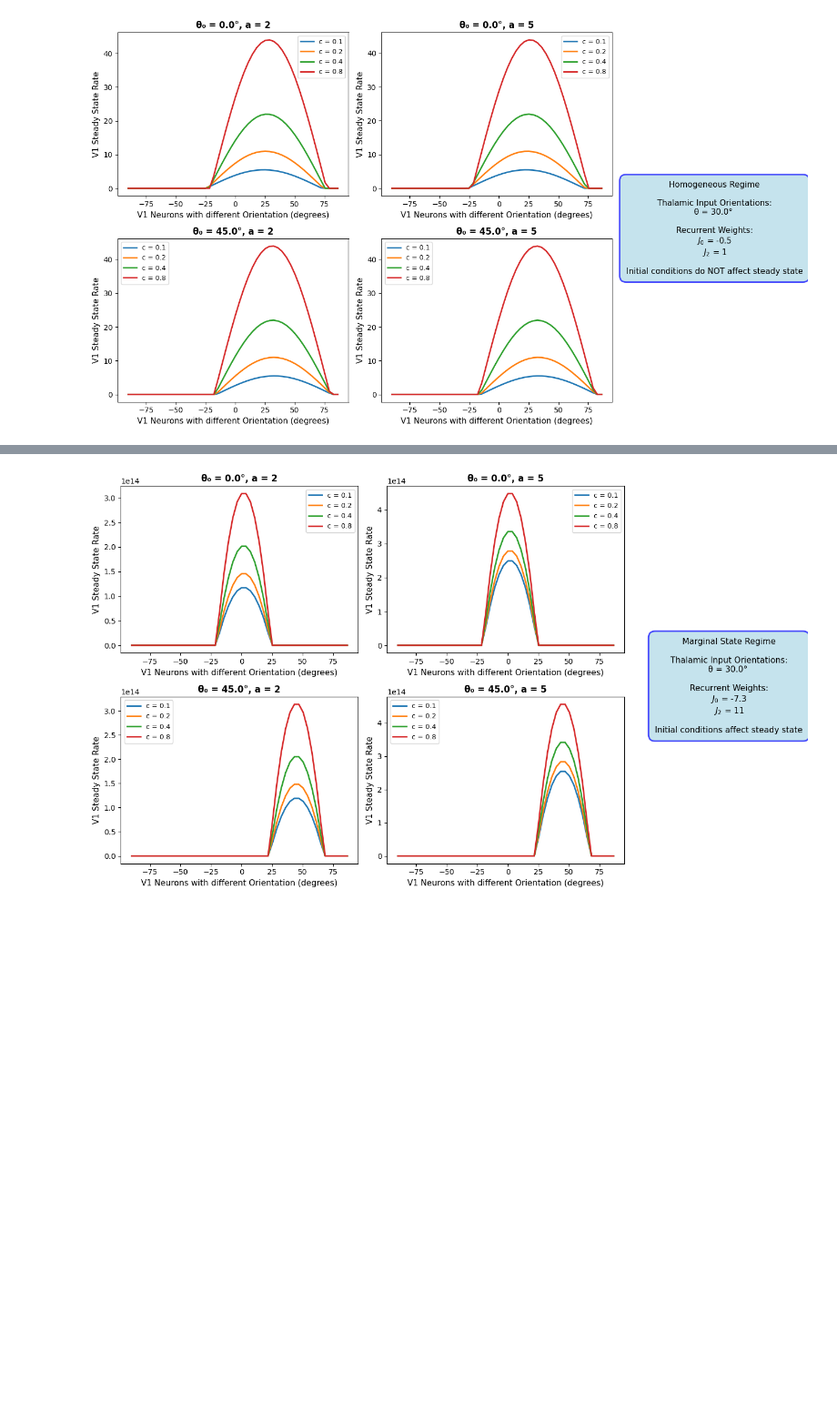
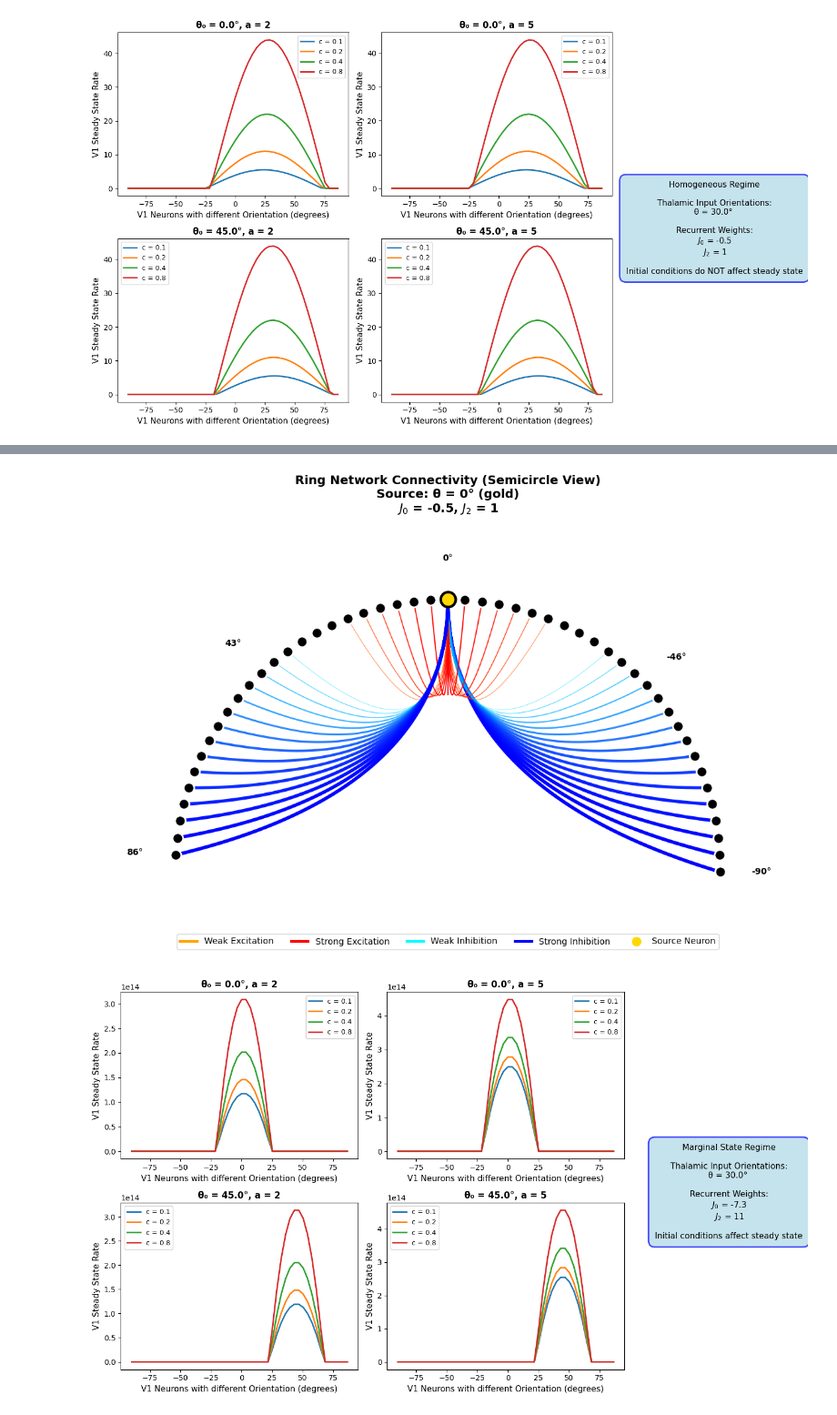
Before and after one commit to Qunzh/CAN_GridCell_Model, a Jupyter notebook: Ring_Model_V1.ipynb, the cells around one changed output, grey strips where cells are left out. Shown at 91% size. Cells and saved outputs as stored; diff of their text form; code cells hidden in the pictures; blank space fills up the shorter version.

```diff
--- a/Ring_Model_V1.ipynb
+++ b/Ring_Model_V1.ipynb
@@ -90,3 +119,96 @@ plt.show()
+# %%
+import matplotlib.pyplot as plt
+import numpy as np
+from matplotlib.lines import Line2D
+from matplotlib.colors import to_rgb
+
+# Helper function to interpolate between two colors
+def interpolate_color(color1, color2, fraction):
+    """Interpolate between two colors based on fraction (0 to 1)"""
+    c1 = np.array(to_rgb(color1))
+    c2 = np.array(to_rgb(color2))
+    return tuple(c1 + fraction * (c2 - c1))
+
+fig, ax = plt.subplots(figsize=(14, 8))
+
+# Draw the semicircle
+angles = theta_i
+x_positions = np.cos(angles + np.pi/2)  # Shift to make semicircle upright
+y_positions = np.sin(angles + np.pi/2)
+
+# Plot neurons on the arc
+ax.scatter(x_positions, y_positions, s=150, c='black', zorder=5, edgecolors='white', linewidths=2)
+
+# Select a source neuron
+source_neuron = n_number // 2
+
+# Draw connections as curved lines
+for target_idx in range(n_number):
+    weight = W[source_neuron, target_idx]
+
+    if abs(weight) < 0.01:  # Skip very weak connections
+        continue
+
+    # Starting and ending points
+    x1, y1 = x_positions[source_neuron], y_positions[source_neuron]
+    x2, y2 = x_positions[target_idx], y_positions[target_idx]
+
+    # Create curved connection (arc)
+    # Control point for bezier curve (towards center)
+    ctrl_x, ctrl_y = 0, 0.3
+
+    t = np.linspace(0, 1, 50)
+    bez_x = (1-t)**2 * x1 + 2*(1-t)*t * ctrl_x + t**2 * x2
+    bez_y = (1-t)**2 * y1 + 2*(1-t)*t * ctrl_y + t**2 * y2
+
+    # Color and style based on connection
+    if weight > 0:
+        # Excitatory: interpolate from orange to red based on strength
+        strength_fraction = weight / np.max(W)
+        color = interpolate_color('orange', 'red', strength_fraction)
+        alpha = 0.6 + 0.4 * strength_fraction  # Range from 0.6 to 1.0
+    else:
+        # Inhibitory: interpolate from cyan to blue based on strength
+        strength_fraction = abs(weight) / abs(np.min(W))
+        color = interpolate_color('cyan', 'blue', strength_fraction)
+        alpha = 0.6 + 0.4 * strength_fraction  # Range from 0.6 to 1.0
+
+    linewidth = abs(weight) / np.max(np.abs(W)) * 4
+
+    ax.plot(bez_x, bez_y, color=color, alpha=alpha, linewidth=linewidth)
+
+# Highlight source neuron
+ax.scatter(x_positions[source_neuron], y_positions[source_neuron],
+           s=300, c='gold', zorder=6, edgecolors='black', linewidths=3)
+
+# Add angle labels
+for i in [0, n_number//4, n_number//2, 3*n_number//4, n_number-1]:
+    ax.text(x_positions[i]*1.15, y_positions[i]*1.15,
+            f'{int(np.rad2deg(theta_i[i]))}°',
+            ha='center', va='center', fontsize=10, fontweight='bold')
+
+ax.set_aspect('equal')
+ax.axis('off')
+ax.set_xlim(-1.3, 1.3)
+ax.set_ylim(-0.3, 1.3)
+ax.set_title(f'Ring Network Connectivity (Semicircle View)\nSource: θ = 0° (gold)\n$J_0$ = {J_0}, $J_2$ = {J_2}',
+             fontsize=14, fontweight='bold')
+
+# Add legend with gradient explanation
+legend_elements = [
+    Line2D([0], [0], color='orange', lw=3, label='Weak Excitation'),
+    Line2D([0], [0], color='red', lw=3, label='Strong Excitation'),
+    Line2D([0], [0], color='cyan', lw=3, label='Weak Inhibition'),
+    Line2D([0], [0], color='blue', lw=3, label='Strong Inhibition'),
+    Line2D([0], [0], marker='o', color='w', markerfacecolor='gold',
+           markersize=12, label='Source Neuron')
+]
+ax.legend(handles=legend_elements, loc='lower center', ncol=5, fontsize=10)
+
+plt.tight_layout()
+plt.show()
+# %% [output]
+[figure, added]
 # %%
 # Amplitude Instability regime (with huge recurrent excitation J_2 and huge recurrent inhibition J_0)
 J_0, J_2 = -7.3, 11
```
Also changed, not shown: parts of 4 cells of this notebook.
